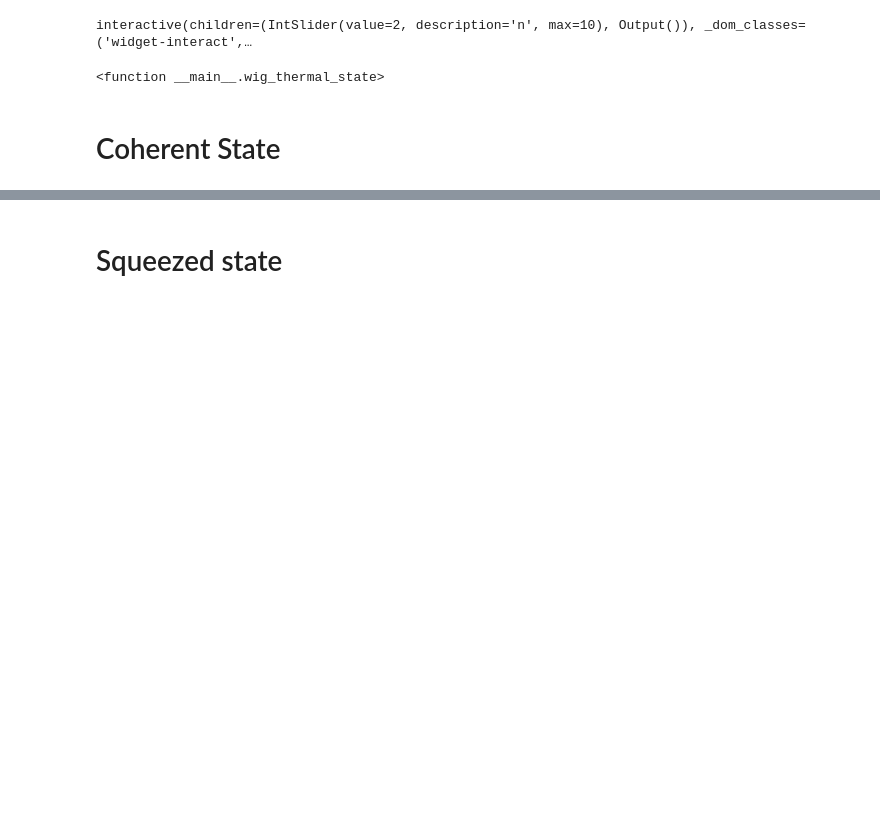
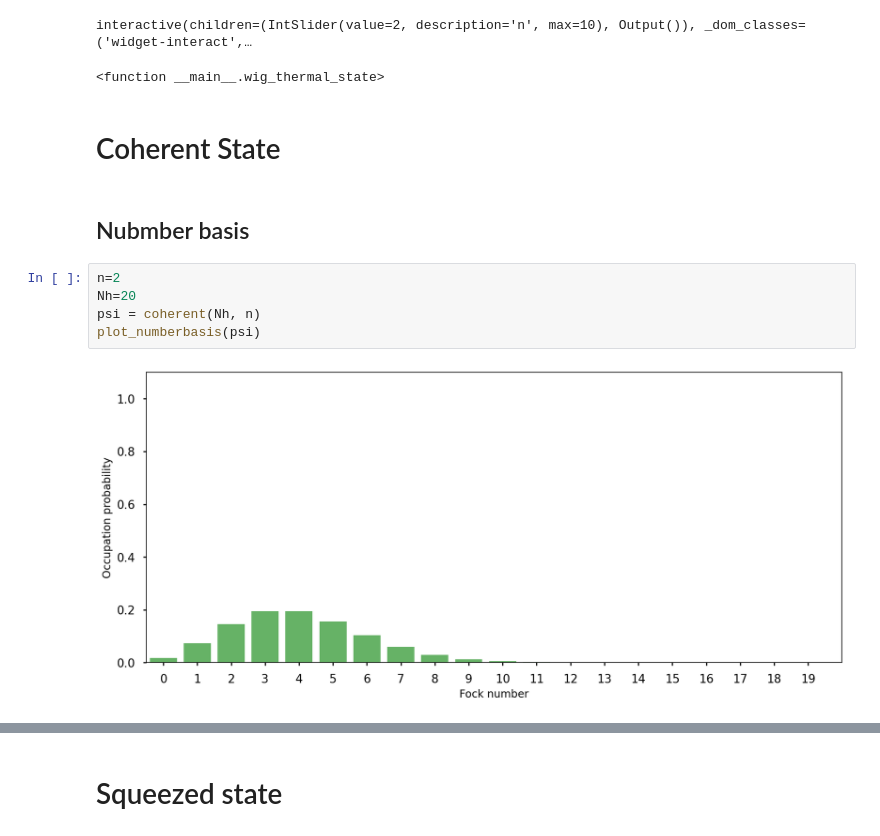
Before and after one commit to sraeisi/QuantumOptics, a Jupyter notebook: Quantum_Optics_Wigner_function.ipynb, the cells around one changed output, grey strips where cells are left out. Saved outputs shown, nothing was run; the diff lists cells and outputs as text; blank space fills up the shorter version.

```diff
--- a/Quantum_Optics_Wigner_function.ipynb
+++ b/Quantum_Optics_Wigner_function.ipynb
@@ -54,3 +233,12 @@ interactive(children=(IntSlider(value=2, description='n', max=10), Output()), _d
 <function __main__.wig_thermal_state>
 # %% [markdown]
 # Coherent State
+# %% [markdown]
+## Nubmber basis
+# %%
+n=2
+Nh=20
+psi = coherent(Nh, n)
+plot_numberbasis(psi)
+# %% [output]
+[figure, added]
```
Also changed, not shown: parts of 28 cells of this notebook.
